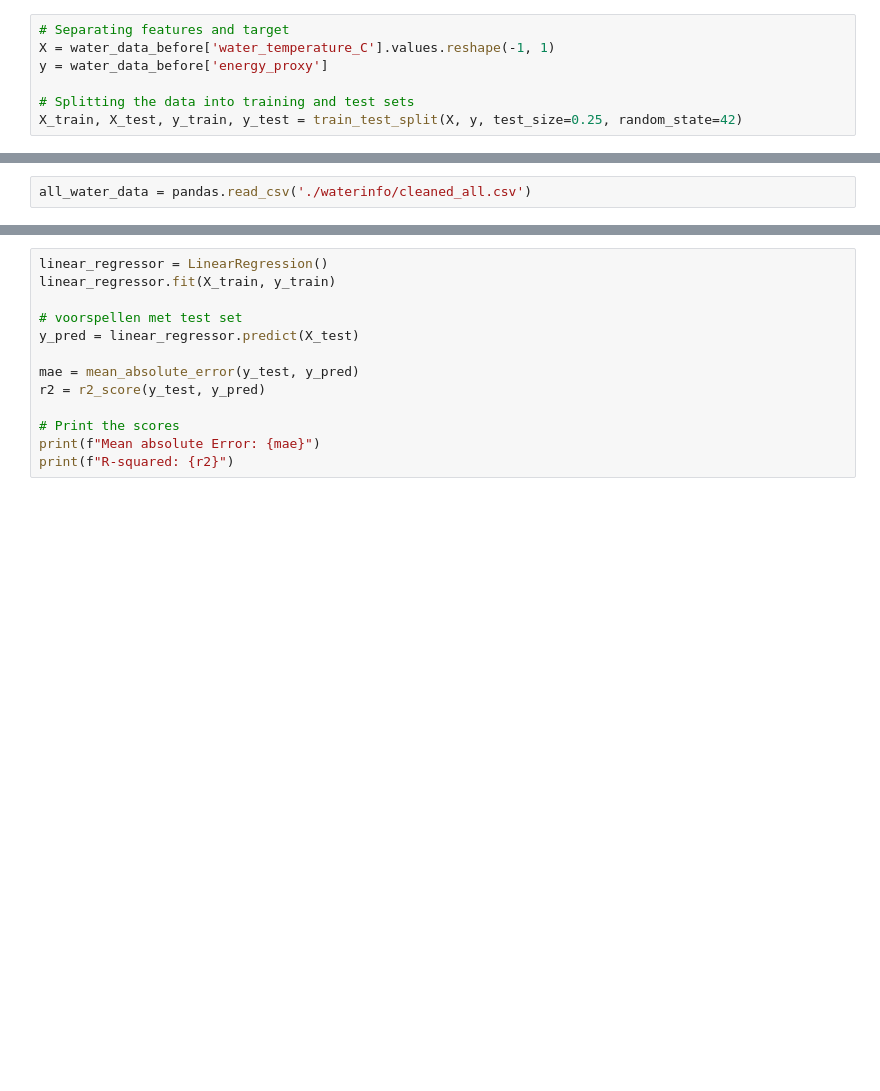
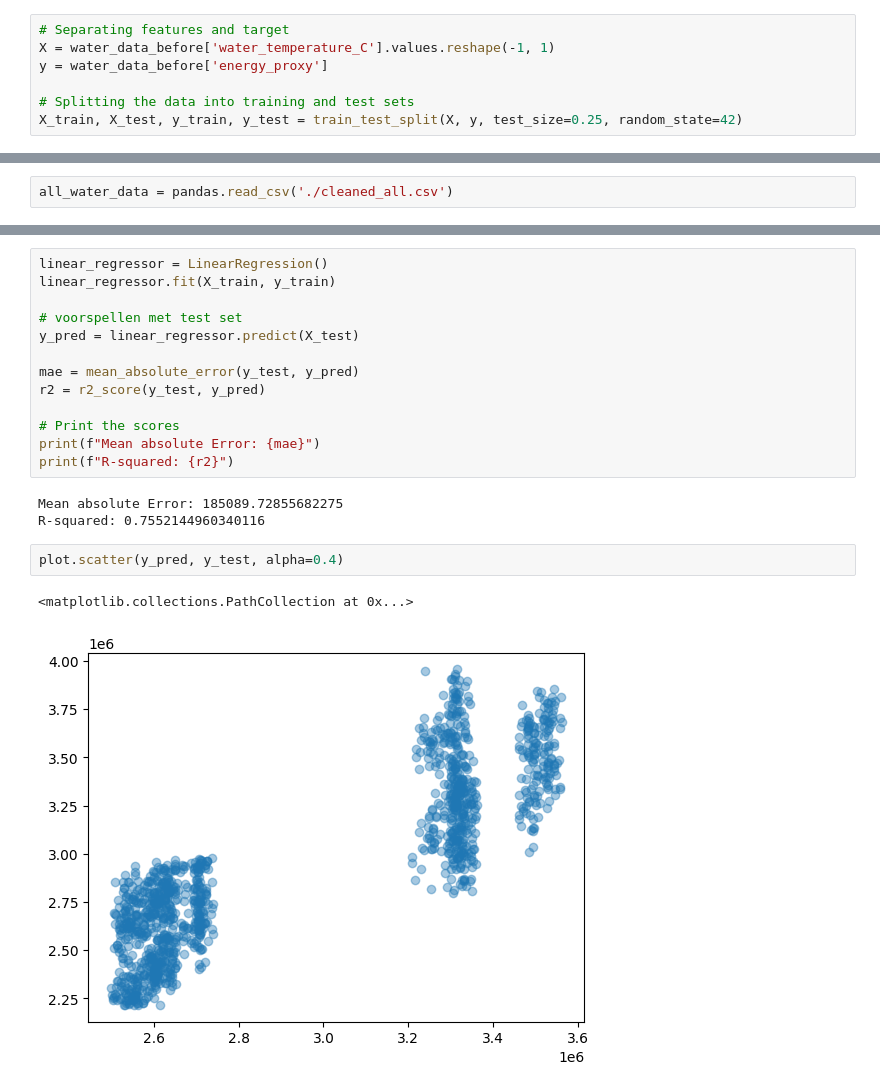
Before and after one commit to Jimmaphy/hz-krammersluis, a Jupyter notebook: src/LinearRegression.ipynb, the cells around one changed output, grey strips where cells are left out. Saved outputs shown, nothing was run; the diff lists cells and outputs as text; blank space fills up the shorter version.

Commit message:
scatterplot  energy usage for lock opening v closing

```diff
--- a/src/LinearRegression.ipynb
+++ b/src/LinearRegression.ipynb
@@ -61,5 +101,5 @@ plot.scatter(y_pred, y_test, alpha=0.4)
 # %%
-all_water_data = pandas.read_csv('./waterinfo/cleaned_all.csv')
+all_water_data = pandas.read_csv('./cleaned_all.csv')
 # %%
 # Ensure we are only using numeric data
 numeric_features = all_water_data.select_dtypes(include=[float, int]).columns
@@ -85,3 +139,11 @@ r2 = r2_score(y_test, y_pred)
 # Print the scores
 print(f"Mean absolute Error: {mae}")
 print(f"R-squared: {r2}")
+# %% [output]
+Mean absolute Error: 185089.72855682275
+R-squared: 0.7552144960340116
+# %%
+plot.scatter(y_pred, y_test, alpha=0.4)
+# %% [output]
+<matplotlib.collections.PathCollection at 0x...>
+[figure, added]
```
Also changed, not shown: parts of 10 cells of this notebook, 5 other files.
